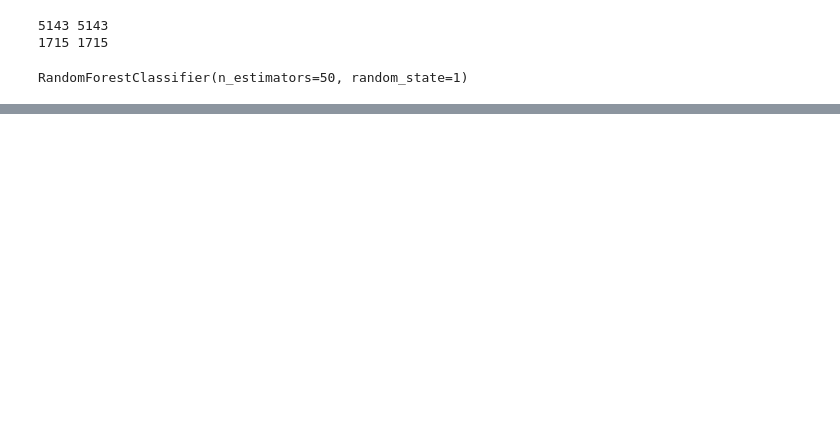
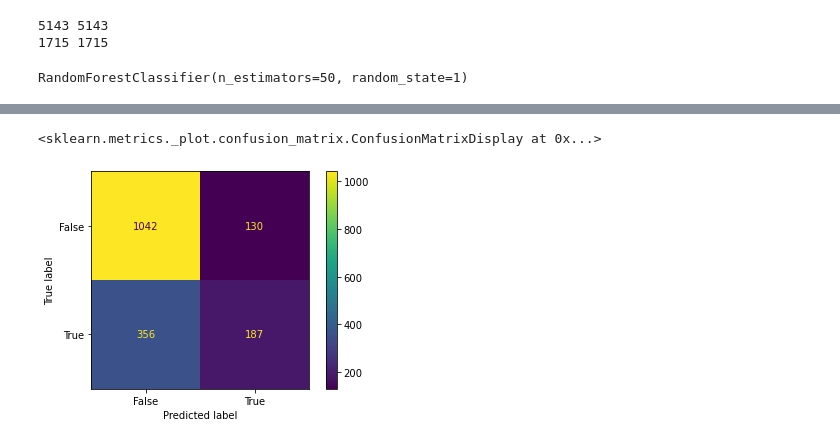
Before and after one commit to opheliasin/ev-charger-sales, a Jupyter notebook: Question 1.ipynb, the cells around one changed output, grey strips where cells are left out. Drawn from its saved outputs; the diff is of its cells as text; code cells hidden in the pictures; blank space fills up the shorter version.

```diff
--- a/Question 1.ipynb
+++ b/Question 1.ipynb
@@ -310,3 +333,14 @@ ConfusionMatrixDisplay.from_predictions(y_test, y_pred)
+# %%
+#confusion matrix after incorporating housing data
+
+from sklearn.metrics import classification_report, confusion_matrix, accuracy_score, ConfusionMatrixDisplay
+
+ConfusionMatrixDisplay.from_predictions(y_test, y_pred)
+
+#barely improved the accuracy result by 0.004
+# %% [output]
+<sklearn.metrics._plot.confusion_matrix.ConfusionMatrixDisplay at 0x...>
+[figure, added]
 # %%
 print('Accuracy score: {:.4f}'.format(accuracy_score(y_test, y_pred)))
 # %% [output]
```
Also changed, not shown: parts of 25 cells of this notebook.
